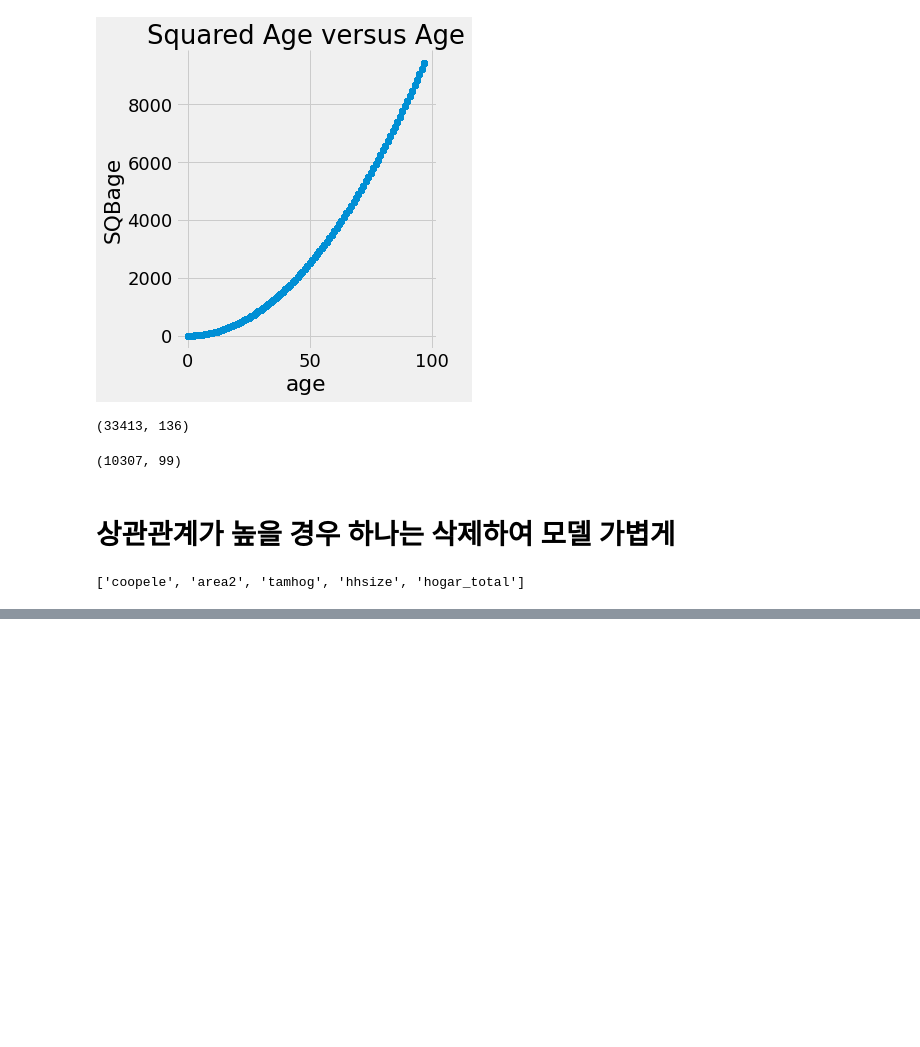
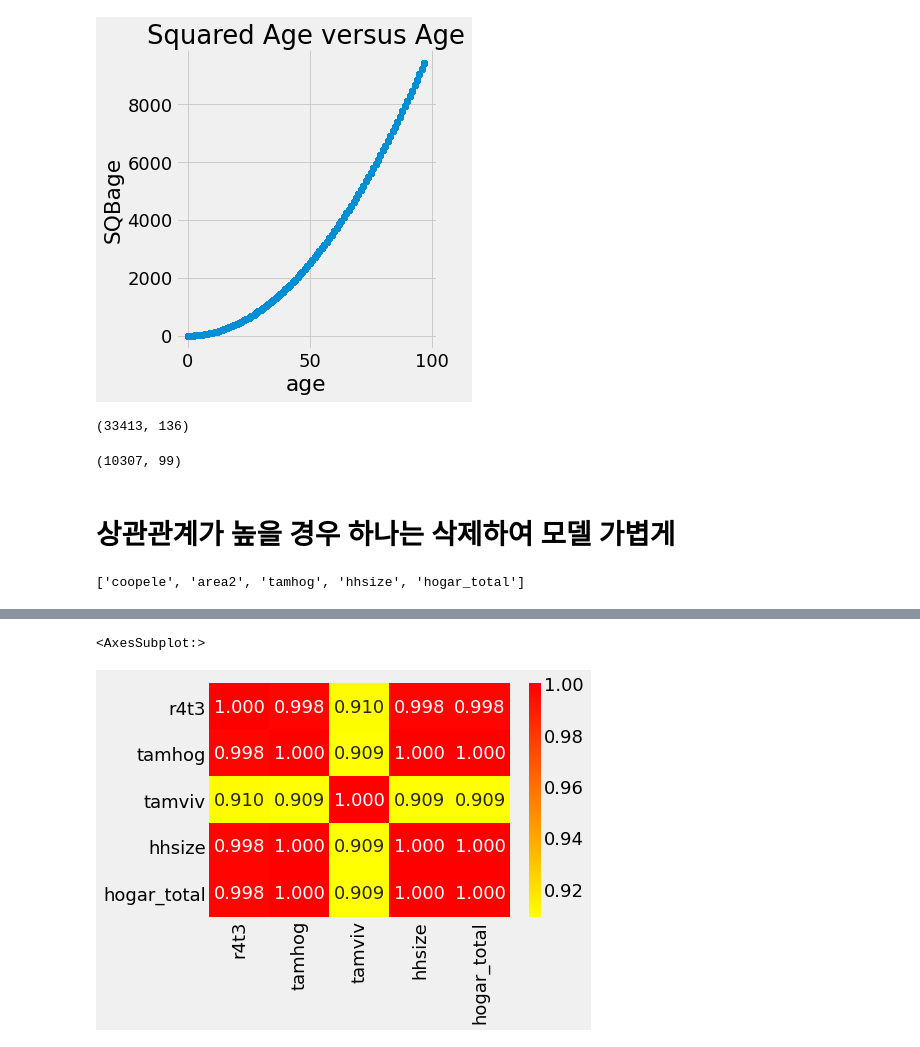
Before and after one commit to sejongpyo/Studies, a Jupyter notebook: multi_tabular/01_poverty.ipynb, the cells around one changed output, grey strips where cells are left out. Saved outputs shown, nothing was run; the diff lists cells and outputs as text; code cells hidden in the pictures; blank space fills up the shorter version.

```diff
--- a/multi_tabular/01_poverty.ipynb
+++ b/multi_tabular/01_poverty.ipynb
@@ -457,0 +451,6 @@ corr_matrix
+# %%
+sns.heatmap(corr_matrix.loc[corr_matrix['tamhog'].abs() > 0.9, corr_matrix['tamhog'].abs() > 0.9],
+            annot=True, cmap = plt.cm.autumn_r, fmt='.3f')
+# %% [output]
+<AxesSubplot:>
+[figure, added]
```
Also changed, not shown: parts of 87 cells of this notebook.
